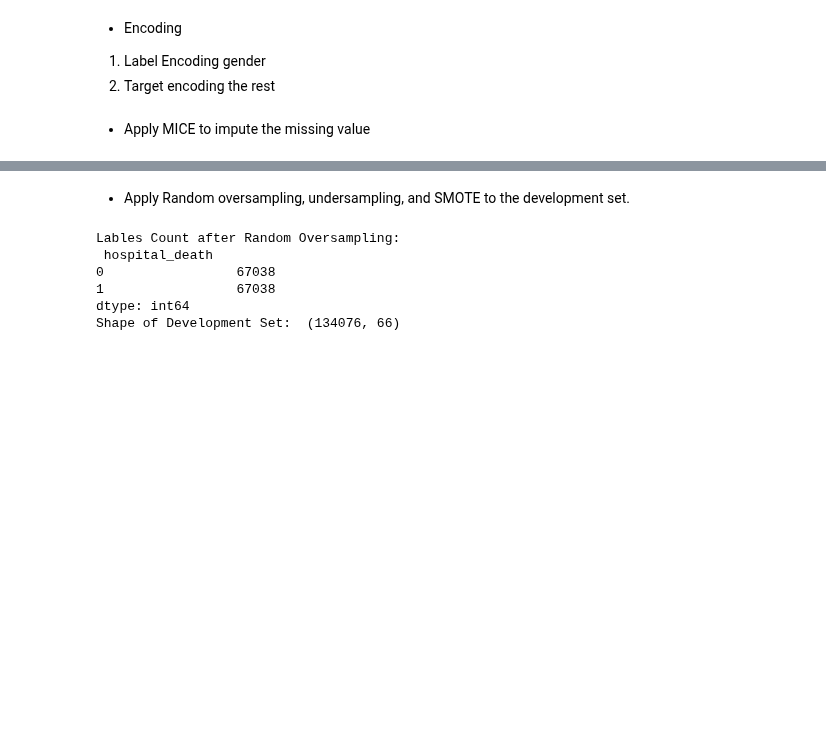
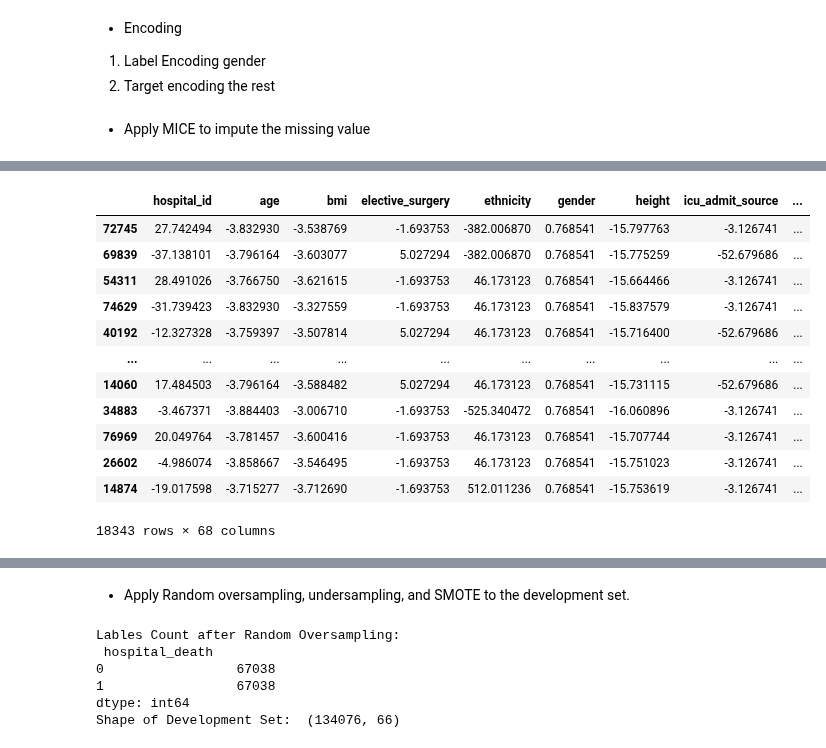
Before and after one commit to JennaYuuu/AML-Project, a Jupyter notebook: data_preprocessing/data_preprocessing.ipynb, the cells around one changed output, grey strips where cells are left out. Drawn from its saved outputs; the diff is of its cells as text; code cells hidden in the pictures; blank space fills up the shorter version.

```diff
--- a/data_preprocessing/data_preprocessing.ipynb
+++ b/data_preprocessing/data_preprocessing.ipynb
@@ -167,0 +201,15 @@ patient_X_test = pd.DataFrame(patient_X_test_temp, columns = patient_X_test.colu
+# %%
+# dev
+patient_dev = patient_X_dev.copy()
+patient_dev['hospital_death'] = patient_y_dev
+patient_dev.to_csv('https://github.com/tzhou19/AML_project/blob/main/Data/dev.csv', index = False)
+
+# test
+patient_test = patient_X_test.copy()
+patient_test['hospital_death'] = patient_y_test['hospital_death']
+patient_test.to_csv('https://github.com/tzhou19/AML_project/blob/main/Data/test.csv', index = False)
+
+# test_normalized
+patient_X_test_normalized = patient_X_test.copy()
+patient_X_test_normalized['hospital_death'] = patient_y_test['hospital_death']
+patient_X_test_normalized.to_csv('https://github.com/tzhou19/AML_project/blob/main/Data/test_normalized.csv', index = False)
@@ -167,0 +272,23 @@ patient_X_test = pd.DataFrame(patient_X_test_temp, columns = patient_X_test.colu
+# %%
+patient_test_normalized = patient_X_test_normalized.copy()
+y_kmeans = pd.DataFrame(kmeans.predict(patient_X_test_normalized),
+    index = patient_X_test_normalized.index)
+patient_test_normalized['kmeans_label'] = y_kmeans[0]
+patient_test_normalized['hospital_death'] = patient_y_test
+patient_test_normalized.to_csv('https://github.com/tzhou19/AML_project/blob/main/Data/test_normalization_kmeans.csv', index = False)
+# %%
+patient_test_normalized
+# %% [output]
+|  | hospital_id | age | bmi | elective_surgery | ethnicity | gender | height | icu_admit_source | ... |
+| 72745 | 27.742494 | -3.832930 | -3.538769 | -1.693753 | -382.006870 | 0.768541 | -15.797763 | -3.126741 | ... |
+| 69839 | -37.138101 | -3.796164 | -3.603077 | 5.027294 | -382.006870 | 0.768541 | -15.775259 | -52.679686 | ... |
+| 54311 | 28.491026 | -3.766750 | -3.621615 | -1.693753 | 46.173123 | 0.768541 | -15.664466 | -3.126741 | ... |
+| 74629 | -31.739423 | -3.832930 | -3.327559 | -1.693753 | 46.173123 | 0.768541 | -15.837579 | -3.126741 | ... |
+| 40192 | -12.327328 | -3.759397 | -3.507814 | 5.027294 | 46.173123 | 0.768541 | -15.716400 | -52.679686 | ... |
+| ... | ... | ... | ... | ... | ... | ... | ... | ... | ... |
+| 14060 | 17.484503 | -3.796164 | -3.588482 | 5.027294 | 46.173123 | 0.768541 | -15.731115 | -52.679686 | ... |
+| 34883 | -3.467371 | -3.884403 | -3.006710 | -1.693753 | -525.340472 | 0.768541 | -16.060896 | -3.126741 | ... |
+| 76969 | 20.049764 | -3.781457 | -3.600416 | -1.693753 | 46.173123 | 0.768541 | -15.707744 | -3.126741 | ... |
+| 26602 | -4.986074 | -3.858667 | -3.546495 | -1.693753 | 46.173123 | 0.768541 | -15.751023 | -3.126741 | ... |
+| 14874 | -19.017598 | -3.715277 | -3.712690 | -1.693753 | 512.011236 | 0.768541 | -15.753619 | -3.126741 | ... |
+18343 rows × 68 columns
```
Also changed, not shown: parts of 15 cells of this notebook, 1 other file.
